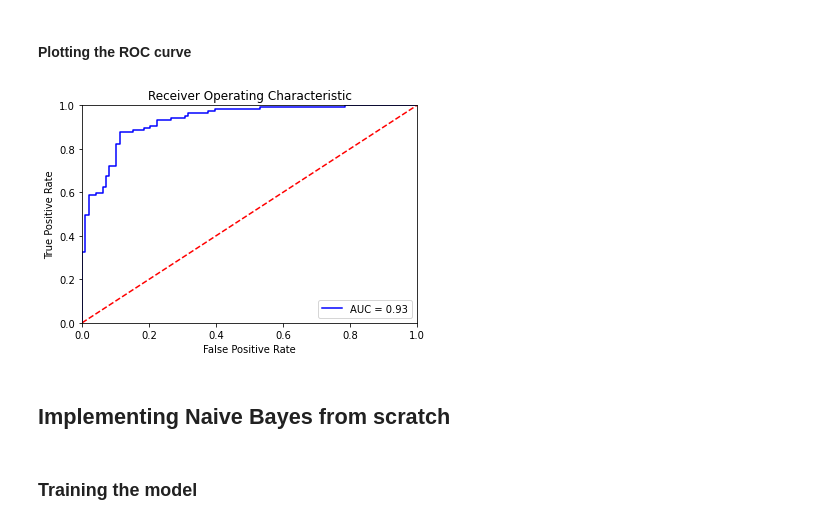
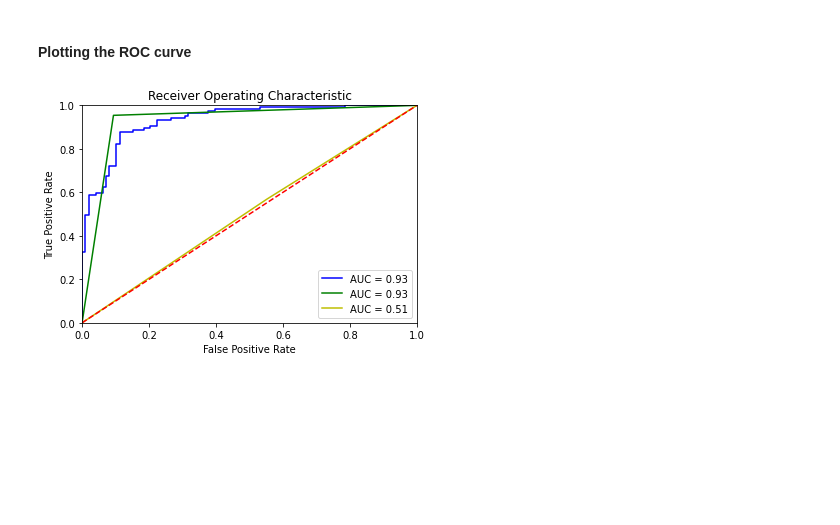
Before and after one commit to sunteja/Internet-of-Things-PE-project, a Jupyter notebook: heart_disease_nbc.ipynb, the cells around one changed output. Cells and saved outputs as stored; diff of their text form; code cells hidden in the pictures; blank space fills up the shorter version.

```diff
--- a/heart_disease_nbc.ipynb
+++ b/heart_disease_nbc.ipynb
@@ -292,0 +408,16 @@ array([[79, 19],
+# %%
+def classify_enc(X, x):
+    p0 = calc_prior_prob_enc(X, 0) * posterior_enc(X, x, 0)
+    p1 = calc_prior_prob_enc(X, 1) * posterior_enc(X, x, 1)
+    if p0.decrypt()>p1.decrypt(): return 0
+    return 1
+# %%
+def predict_enc(X, Y):
+    pred = []
+    for i in range(Y.shape[0]):
+        pred.append(classify_enc(X, Y.iloc[i]))
+    return np.array(pred)
+# %%
+predencr = predict_enc(training_dataenc, testing_dataenc)
+# %%
+res = [1 if x.decrypt()[0] > 0.8 else 0 for x in testing_dataenc['target']]
@@ -295,22 +446,28 @@ array([[79, 19],
 # %%
 import sklearn.metrics as metrics
 # calculate the fpr and tpr for all thresholds of the classification
 probs = nb.predict_proba(X_test)
 preds = probs[:,1]
 fpr, tpr, threshold = metrics.roc_curve(Y_test, preds)
 roc_auc = metrics.auc(fpr, tpr)
 
+fpr1, tpr1, threshold1 = metrics.roc_curve(testing_data['target'], predsscr)
+roc_auc1 = metrics.auc(fpr1, tpr1)
+
+fpr2, tpr2, threshold2 = metrics.roc_curve(res, predencr)
+roc_auc2 = metrics.auc(fpr2, tpr2)
+
 import matplotlib.pyplot as plt
 plt.title('Receiver Operating Characteristic')
 plt.plot(fpr, tpr, 'b', label = 'AUC = %0.2f' % roc_auc)
+plt.plot(fpr1, tpr1, 'g', label = 'AUC = %0.2f' % roc_auc1)
+plt.plot(fpr2, tpr2, 'y', label = 'AUC = %0.2f' % roc_auc2)
 plt.legend(loc = 'lower right')
 plt.plot([0, 1], [0, 1],'r--')
 plt.xlim([0, 1])
 plt.ylim([0, 1])
 plt.ylabel('True Positive Rate')
 plt.xlabel('False Positive Rate')
 plt.show()
 # %% [output]
-[figure, old version]
+[figure, new version]
-# %% [markdown]
-## Implementing Naive Bayes from scratch
@@ -367,2 +473,0 @@ Xs_train, Xs_test, Ys_train, Ys_test = train_test_split(X, y, test_size=0.2, ran
-# %% [markdown]
-### Training the model
```
Also changed, not shown: parts of 33 cells of this notebook.
